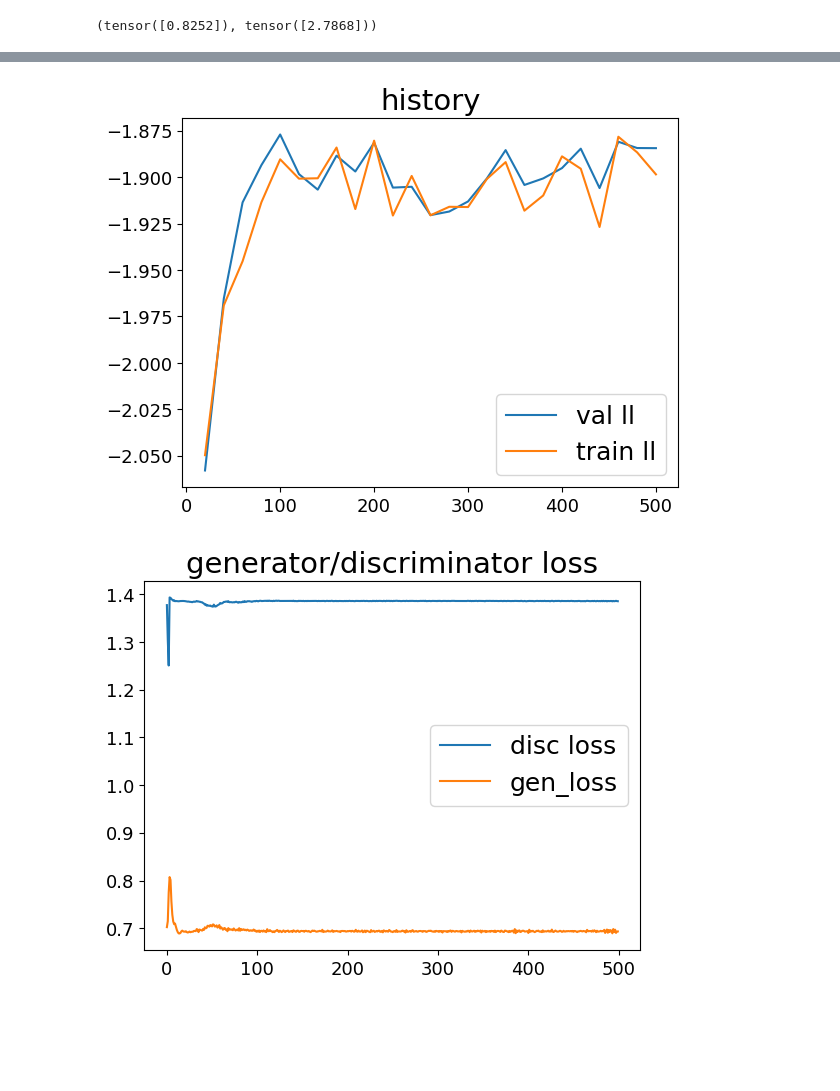
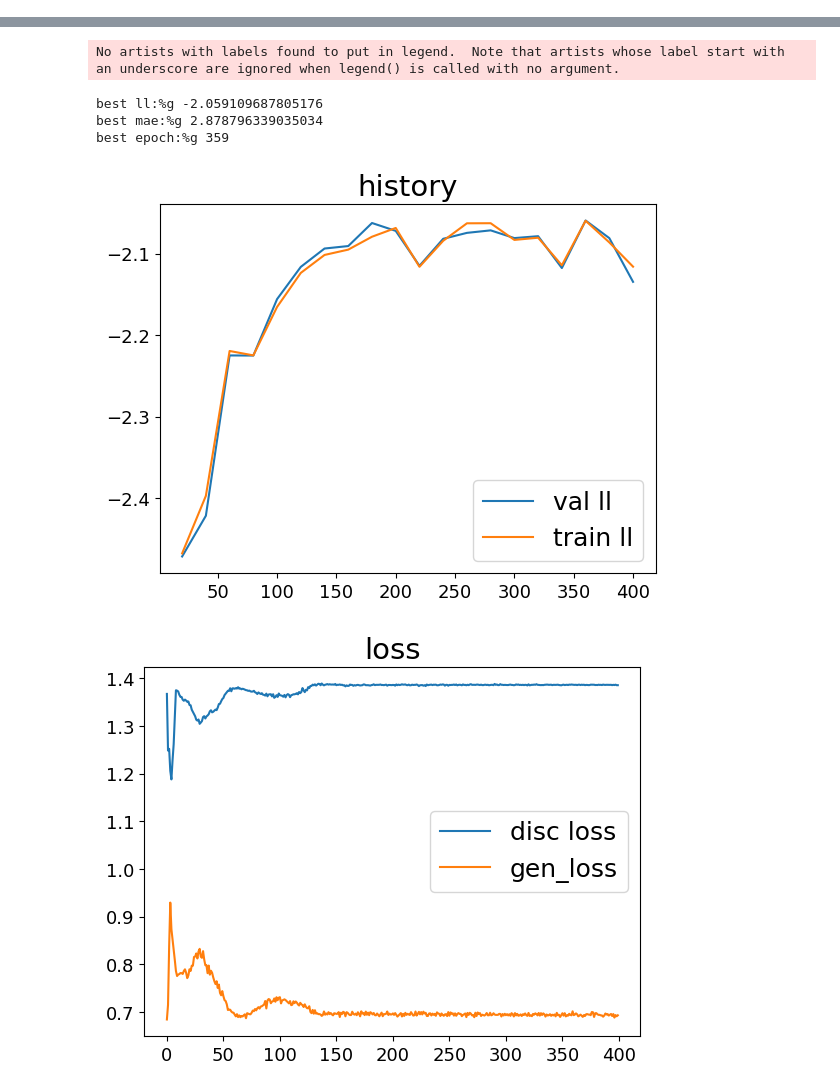
Before and after one commit to ltyap/MSc-Thesis, a Jupyter notebook: CGAN_implementation_1D_GM.ipynb, the cells around one changed output, grey strips where cells are left out. Saved outputs shown, nothing was run; the diff lists cells and outputs as text; code cells hidden in the pictures; blank space fills up the shorter version.

```diff
--- a/CGAN_implementation_1D_GM.ipynb
+++ b/CGAN_implementation_1D_GM.ipynb
@@ -140,5 +136,0 @@ val_data = splits['val']
-# %%
-train_tab = TabularDataset(train_data)
-train_tab[0]
-# %% [output]
-(tensor([0.8252]), tensor([2.7868]))
@@ -260,7 +260,13 @@ class CGAN:
         val_ll = []
         train_ll = []
         epoch_ll = []
-        best_save_path = os.path.join("./",
+
+        param_dir = os.path.join(PARAM_PATH,FILE_NAME)
+        if not os.path.exists(param_dir):
+            os.makedirs(param_dir)
+        assert os.path.exists(param_dir),("model parameter folder {} does not exist".format(param_dir))
+
+        best_save_path = os.path.join(param_dir,
                             "epoch_best.pt") # Path to save best params to
 
         gen_opt = torch.optim.RMSprop(self.gen.parameters(),lr = self.config["gen_lr"])
@@ -330,24 +336,33 @@ class CGAN:
         self.epoch_disc_loss = epoch_disc_loss
         self.epoch_gen_loss = epoch_gen_loss
         self.epoch_fooling = epoch_fooling
+
+        path_to_plots = os.path.join(PLOT_PATH,PLT_DATASET_NAME,FILE_NAME)
+        if not os.path.exists(path_to_plots):
+            os.makedirs(path_to_plots)
+
+        title = 'history'
         plt.figure()
         plt.plot(self.epoch_ll,self.val_ll, label = "val ll")
         plt.plot(self.epoch_ll,self.train_ll, label = "train ll")
-        plt.title("history")
+        plt.title(title)
         plt.legend()
-        images_save_path = os.path.join(IMGS_PATH,"./history.png")
-        plt.savefig(images_save_path)
+        plt.savefig(os.path.join(path_to_plots,"./{}.png".format(title)))
 
+        title = 'loss'
         plt.figure()
         plt.plot(self.discriminator_loss, label = 'disc loss')
         plt.plot(self.generator_loss, label = "gen_loss")
-        plt.title('generator/discriminator loss')
+        plt.title(title)
         plt.legend()
+        plt.savefig(os.path.join(path_to_plots,"./{}.png".format(title)))
 
+        title = 'fooling'
         plt.figure()
-        plt.plot(self.fooling, label='fooling')
-        plt.legend()
-        plt.title('Fooling')
+        plt.plot(self.fooling)
+        plt.title(title)
+        plt.savefig(os.path.join(path_to_plots,"./{}.png".format(title)))
+
         print("best ll:%g",best_ll)
         print("best mae:%g",best_mae)
         print("best epoch:%g",best_epoch_i)
@@ -538,7 +561,7 @@ def get_samples(model,input):
 #create nn spec for discriminator and generator
 config = {
     "noise_dim": 5,
-    "epochs": 500,
+    "epochs": 400,
     "num_batches": 200,
     "gen_lr": 1e-4,
     "disc_lr": 1e-4,
@@ -548,20 +571,20 @@ config = {
     "kernel_scales": 50,
     "kernel_scale_min": 0.001,
     "kernel_scale_max": 0.5,
-    "scatter": 0,
+    "scatter": 1,
     "kde_batch_size": 10,
 }
 nn_spec = {'gen_spec' : {
     "other_dim": config["noise_dim"],#noise dimensions
-    "cond_dim": data_xdim,#conditioning data
+    "cond_dim": X_DIM,#conditioning data
     "nodes_per_layer": [64, 64, 64, 64, 64, 64],
-    "output_dim": data_ydim,#fake data dimensions
+    "output_dim": Y_DIM,#fake data dimensions
     "activation": F.leaky_relu,
     "type": NoiseInjection
 },
 'disc_spec': {
-    "other_dim": data_ydim,#actual data dimensions
-    "cond_dim": data_xdim,
+    "other_dim": Y_DIM,#actual data dimensions
+    "cond_dim": X_DIM,
     "nodes_per_layer": [64, 64, 64, 64, 64, 64],
     "cond_layers": [64,64],
     "other_layers":[64,64],
@@ -593,2 +619,6 @@ best epoch:%g 99
+No artists with labels found to put in legend.  Note that artists whose label start with an underscore are ignored when legend() is called with no argument.
+best ll:%g -2.059109687805176
+best mae:%g 2.878796339035034
+best epoch:%g 359
-[figure, old version]
+[figure, new version]
-[figure, old version]
+[figure, new version]
```
Also changed, not shown: parts of 12 cells of this notebook, 10 other files.
